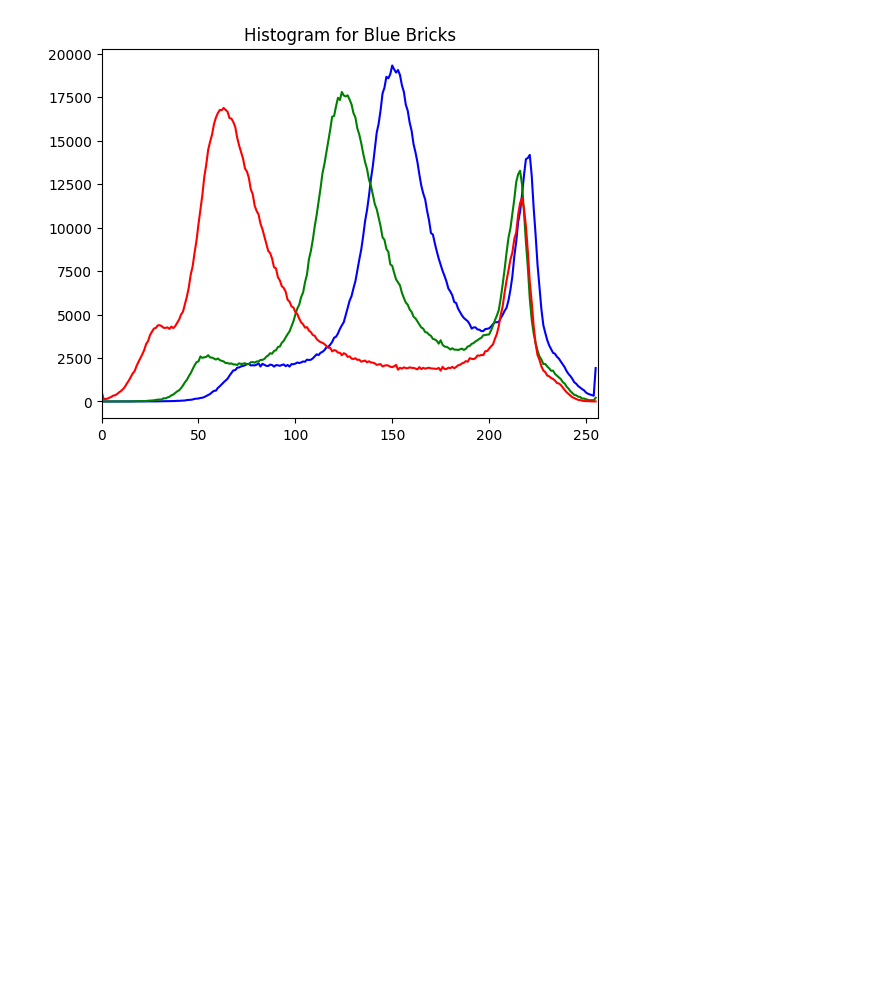
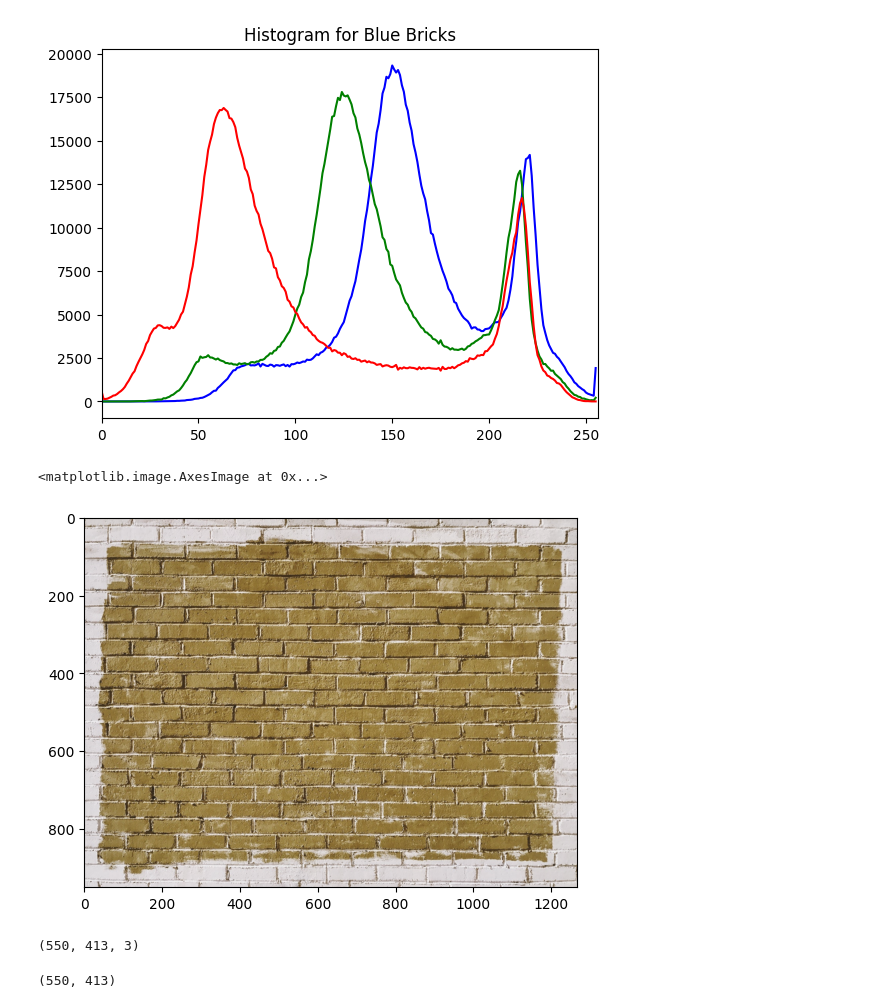
Before and after one commit to ezekielamitchell/ComputerVision, a Jupyter notebook: Lab/opencv/python/image_processing/histograms.ipynb, the cells around one changed output. Cells and saved outputs as stored; diff of their text form; code cells hidden in the pictures; blank space fills up the shorter version.

Commit message:
image processing

```diff
--- a/Lab/opencv/python/image_processing/histograms.ipynb
+++ b/Lab/opencv/python/image_processing/histograms.ipynb
@@ -54,3 +54,17 @@ plt.title("Histogram for Blue Bricks")
 # %% [output]
 Text(0.5, 1.0, 'Histogram for Blue Bricks')
 [figure]
+# %%
+plt.imshow(show_bricks)
+# %% [output]
+<matplotlib.image.AxesImage at 0x...>
+[figure, added]
+# %%
+img = rainbow
+img.shape
+# %% [output]
+(550, 413, 3)
+# %%
+img.shape[:2]
+# %% [output]
+(550, 413)
```
Also changed, not shown: parts of 13 cells of this notebook, 1 other file.
